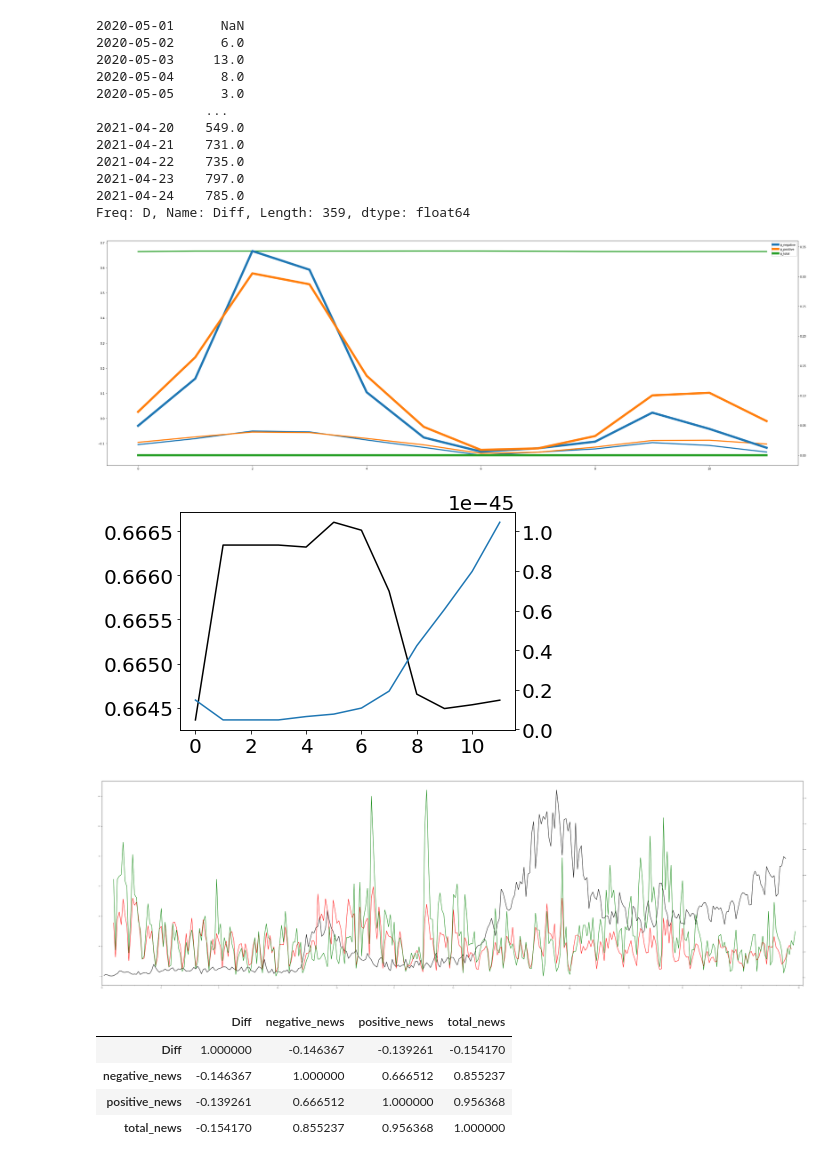
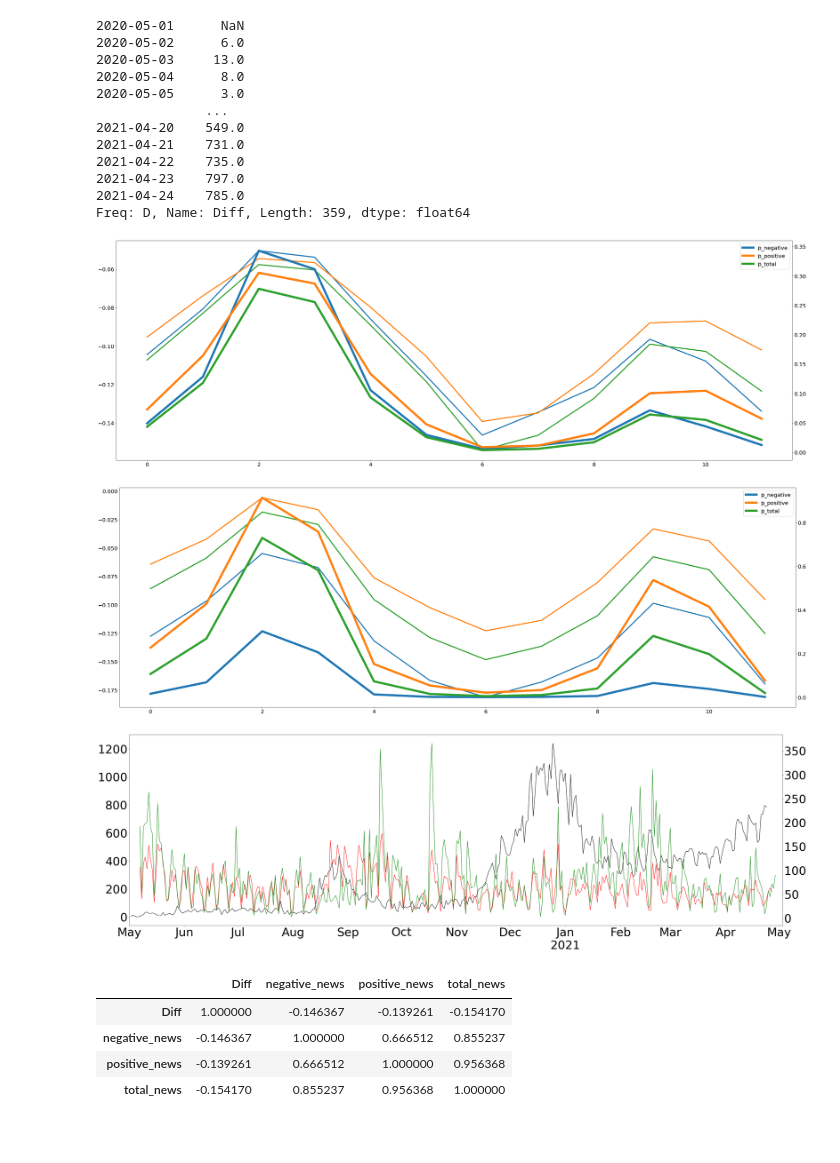
Before and after one commit to BCE-Lab/Introduction-to-Data-Science_140_2101, a Jupyter notebook: 202055155_하석현_mid/의료데이터 분석.ipynb, the cells around one changed output. Cells and saved outputs as stored; diff of their text form; code cells hidden in the pictures; blank space fills up the shorter version.

```diff
--- a/202055155_하석현_mid/의료데이터 분석.ipynb
+++ b/202055155_하석현_mid/의료데이터 분석.ipynb
@@ -119,7 +123,8 @@ def date_p(str_date, i) :
         str_date = str_date + i
     return str_date
 # %%
-#과연 코로나 관련 뉴스는 몇일이 지나야 사람들에게 영향을 주는 것일까?
+#과연 코로나 관련 뉴스는 몇일이 지나야 사람들에게 영향을 주는 것일까?(2)
+#코로나 발현시까지의 기간, 뉴스를 확인하고 생활속 변화가 생기는 기간
 
 R_n = []
 R_p = []
@@ -139,7 +144,7 @@ for i in range(0,12) :
     [R_pt, p_pt] = stats.pearsonr(Data_all.Diff, Data_all.positive_news)
     R_p.append(R_pt)
     p_p.append(p_pt)
-    [R_tt, p_tt] = stats.pearsonr(Data_all.negative_news, Data_all.positive_news)
+    [R_tt, p_tt] = stats.pearsonr(Data_all.Diff, Data_all.total_news)
     R_t.append(R_tt)
     p_t.append(p_tt)
 # %%
@@ -160,17 +166,51 @@ plt.rc('font', size=20)
 
 #p 값이 0일, 5~7일쯤 낮아지는 것을 확인할 수 있다.
 # %% [output]
-[figure, old version]
+[figure, new version]
+# %%
+R_n1 = []
+R_p1 = []
+R_t1 = []
+p_n1 = []
+p_p1 = []
+p_t1 = []
+
+
+for i in range(0,12) :
+    news_n.index = pd.date_range(start = str(date_p(20200501, i)), end = str(date_p(20210423, i)))
+    news_p.index = pd.date_range(start = str(date_p(20200501, i)), end = str(date_p(20210423, i)))
+    news_total.index = pd.date_range(start = str(date_p(20200501, i)), end = str(date_p(20210423, i)))
+    Data_all = pd.concat([Data_c1.Diff, news_n, news_p, news_total], axis=1)
+    Data_all.dropna(inplace = True)
+    [R_nt, p_nt] = stats.spearmanr(Data_all.Diff, Data_all.negative_news)
+    R_n1.append(R_nt)
+    p_n1.append(p_nt)
+    [R_pt, p_pt] = stats.spearmanr(Data_all.Diff, Data_all.positive_news)
+    R_p1.append(R_pt)
+    p_p1.append(p_pt)
+    [R_tt, p_tt] = stats.spearmanr(Data_all.Diff, Data_all.total_news)
+    R_t1.append(R_tt)
+    p_t1.append(p_tt)
+# %%
+daily_total_R1 = pd.DataFrame(list([R_n1, R_p1, R_t1])).transpose()
+daily_total_R1 = daily_total_R1.rename(columns={0 : 'R_negative', 1 : 'R_positive', 2 : 'R_total'})
+daily_total_p1 = pd.DataFrame(list([p_n1, p_p1, p_t1])).transpose()
+daily_total_p1 = daily_total_p1.rename(columns={0 : 'p_negative', 1 : 'p_positive', 2 : 'p_total'})
 # %%
 fig, ax1 = plt.subplots()
 ax2 = ax1.twinx()
-daily_total_R.R_total.plot(ax = ax1, color = 'black')
-daily_total_p.p_total.plot(ax = ax2)
-plt.rc('font', size = 4)
+daily_total_R1.plot(ax = ax1, linewidth = 4)
+daily_total_p1.plot(ax = ax2, linewidth = 8)
+
+fig.set_figwidth(45)
+fig.set_figheight(15)
+plt.rc('font', size=20)
+
+#p 값이 0일, 5~7일쯤 낮아지는 것을 확인할 수 있다.
 # %% [output]
-[figure, old version]
+[figure, new version]
 # %%
-#확진자와 부정적,긍정적 키워드를 담은 뉴스 개수 그래프
+#확진자와 부정적,긍정적 키워드를 담은 뉴스 개수 그래프(1)
 #위의 결과를 고려해서 6일 차이를 주기로 하였다.
 news_total.index = pd.date_range(start = '20200507', end = '20210429')
 news_p.index = pd.date_range(start = '20200507', end = '20210429')
@@ -186,9 +226,9 @@ news_p.plot(ax = ax2, color = 'green')
 fig.set_figwidth(50)
 fig.set_figheight(15)
 plt.xlim([datetime(2020,5,1), datetime(2021,5,3)])
-plt.rc('font', size=25)
+plt.rc('font', size=50)
 # %% [output]
-[figure, old version]
+[figure, new version]
 # %%
 Data_all = pd.concat([Data_c1.Diff, news_n, news_p, news_total], axis=1)
 Data_all.dropna(inplace = True)
```
Also changed, not shown: parts of 6 cells of this notebook, 1 other file.
